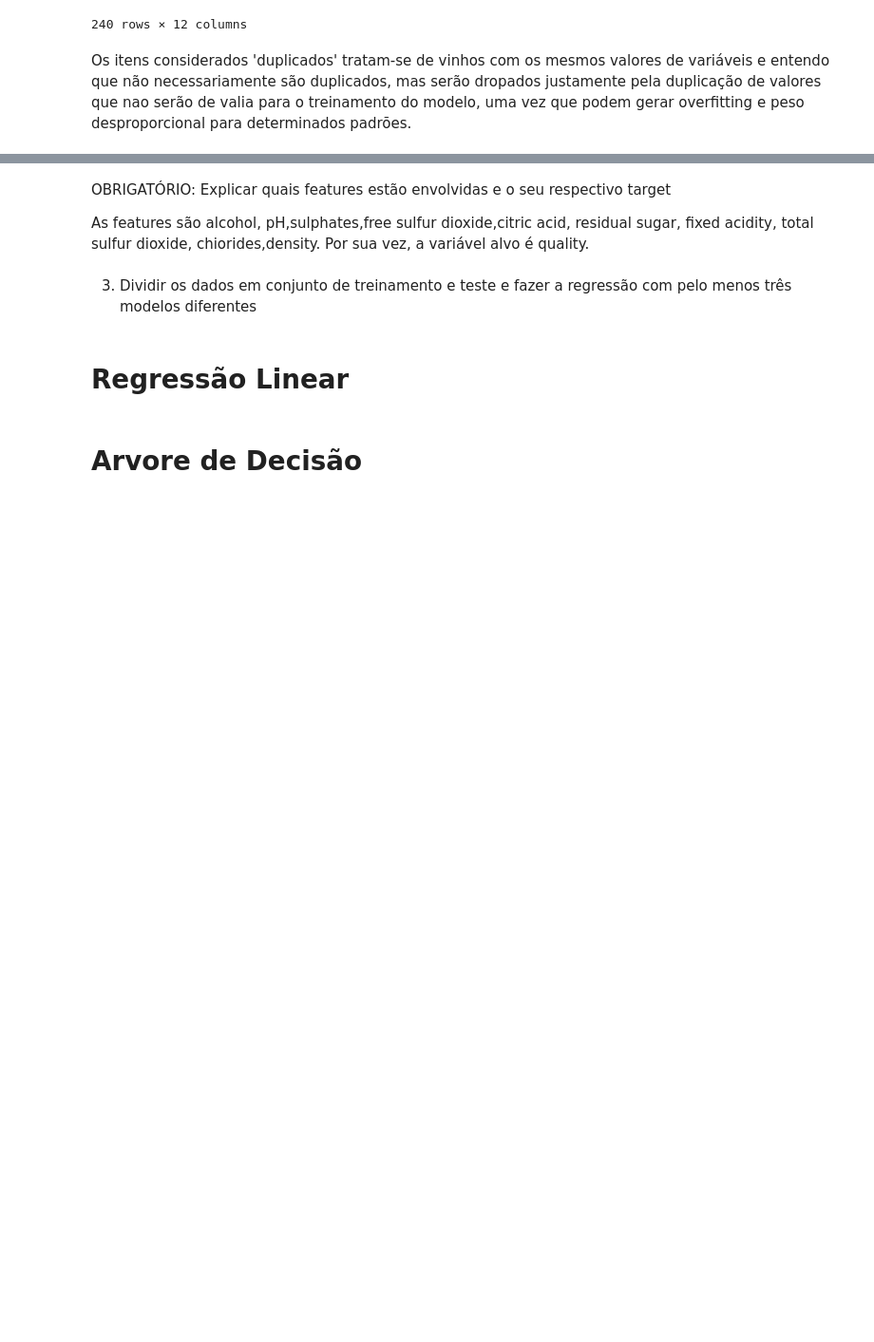
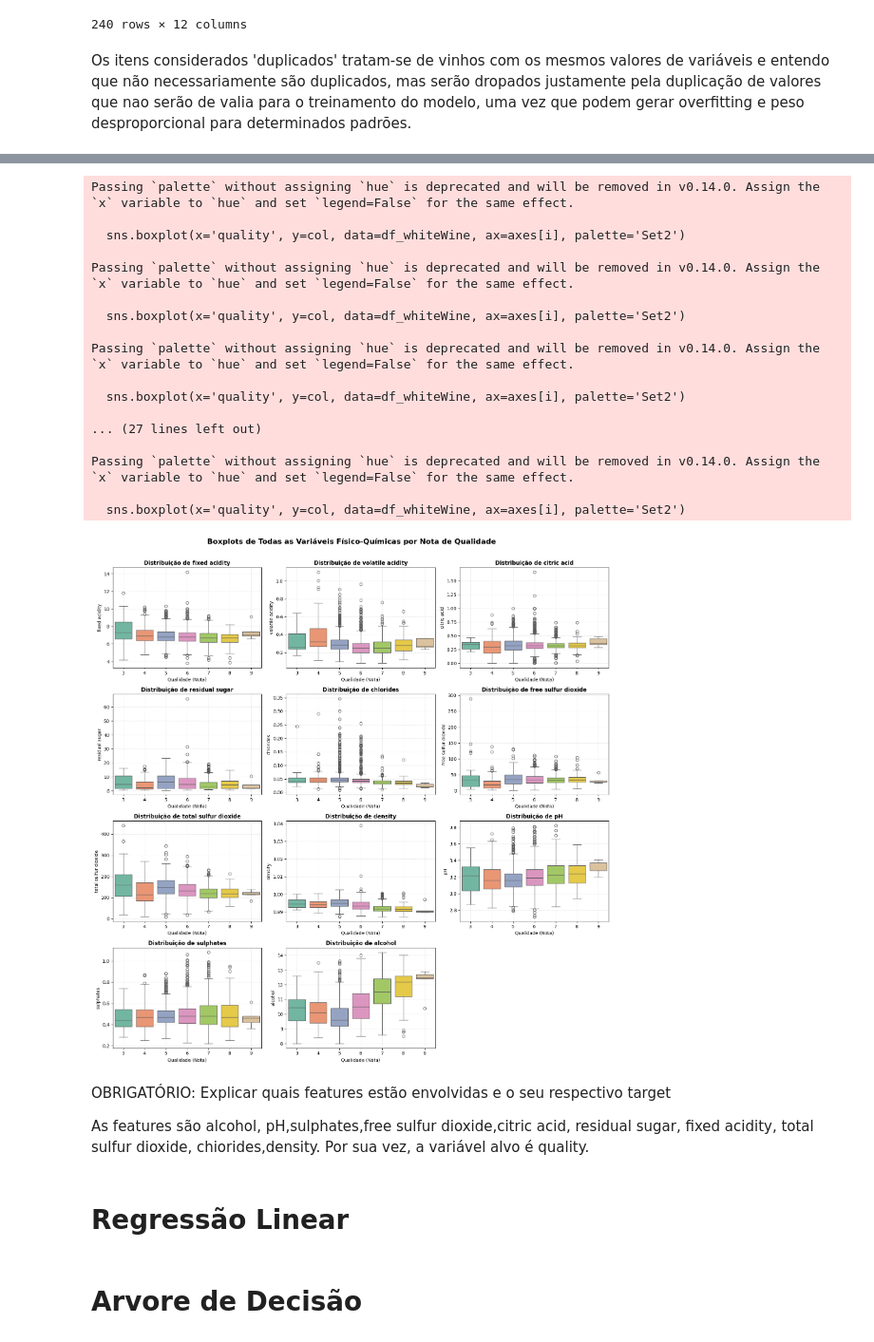
Before and after one commit to Wendell9/N1_IA, a Jupyter notebook: Modelo_N1_1ºBIMESTRE_ipynb_json.ipynb, the cells around one changed output, grey strips where cells are left out. Shown at 95% size. Drawn from its saved outputs; the diff is of its cells as text; code cells hidden in the pictures; blank space fills up the shorter version.

```diff
--- a/Modelo_N1_1ºBIMESTRE_ipynb_json.ipynb
+++ b/Modelo_N1_1ºBIMESTRE_ipynb_json.ipynb
@@ -173,10 +175,62 @@ corr_matrix['quality'].sort_values(ascending=False)
 dtype: float64
+# %%
+import math
+import matplotlib.pyplot as plt
+import seaborn as sns
+
+# 1. Selecionar apenas as colunas numéricas explicativas (excluindo a variável alvo)
+features = [col for col in df_whiteWine.columns if col != 'quality']
+
+# 2. Configurar a grade dinamicamente (ex: 3 colunas e quantas linhas forem necessárias)
+n_cols = 3
+n_rows = math.ceil(len(features) / n_cols)
+
+fig, axes = plt.subplots(n_rows, n_cols, figsize=(16, 4 * n_rows))
+axes = axes.flatten()  # Achata a matriz de eixos para iterar facilmente
+
+# 3. Iterar e plotar o boxplot para cada variável
+for i, col in enumerate(features):
+    sns.boxplot(x='quality', y=col, data=df_whiteWine, ax=axes[i], palette='Set2')
+    axes[i].set_title(f'Distribuição de {col}', fontsize=12, fontweight='bold')
+    axes[i].set_xlabel('Qualidade (Nota)', fontsize=10)
+    axes[i].set_ylabel(col, fontsize=10)
+    axes[i].grid(True, linestyle=':', alpha=0.5)
+
+# 4. Remover eixos extras que ficarem em branco na grade (se houver número ímpar)
+for j in range(i + 1, len(axes)):
+    fig.delaxes(axes[j])
+
+plt.suptitle(
+    'Boxplots de Todas as Variáveis Físico-Químicas por Nota de Qualidade',
+    fontsize=16,
+    fontweight='bold',
+    y=1.01,
+)
+plt.tight_layout()
+plt.show()
+# %% [output]
+Passing `palette` without assigning `hue` is deprecated and will be removed in v0.14.0. Assign the `x` variable to `hue` and set `legend=False` for the same effect.
+
+  sns.boxplot(x='quality', y=col, data=df_whiteWine, ax=axes[i], palette='Set2')
+
+Passing `palette` without assigning `hue` is deprecated and will be removed in v0.14.0. Assign the `x` variable to `hue` and set `legend=False` for the same effect.
+
+  sns.boxplot(x='quality', y=col, data=df_whiteWine, ax=axes[i], palette='Set2')
+
+Passing `palette` without assigning `hue` is deprecated and will be removed in v0.14.0. Assign the `x` variable to `hue` and set `legend=False` for the same effect.
+
+  sns.boxplot(x='quality', y=col, data=df_whiteWine, ax=axes[i], palette='Set2')
+
+... (27 lines left out)
+
+Passing `palette` without assigning `hue` is deprecated and will be removed in v0.14.0. Assign the `x` variable to `hue` and set `legend=False` for the same effect.
+
+  sns.boxplot(x='quality', y=col, data=df_whiteWine, ax=axes[i], palette='Set2')
+[figure, added]
 # %% [markdown]
 OBRIGATÓRIO: Explicar quais features estão envolvidas e o seu respectivo target
 
 As features são alcohol, pH,sulphates,free sulfur dioxide,citric acid, residual sugar, fixed acidity, total sulfur dioxide, chiorides,density. Por sua vez, a variável alvo é quality.
-# %% [markdown]
-3. Dividir os dados em conjunto de treinamento e teste e fazer a regressão com pelo menos três modelos diferentes
 # %%
 # Define X by dropping only the target variable 'quality'
 # All other columns in df_whiteWineTratado should now be treated as features,
```
Also changed, not shown: parts of 27 cells of this notebook.
